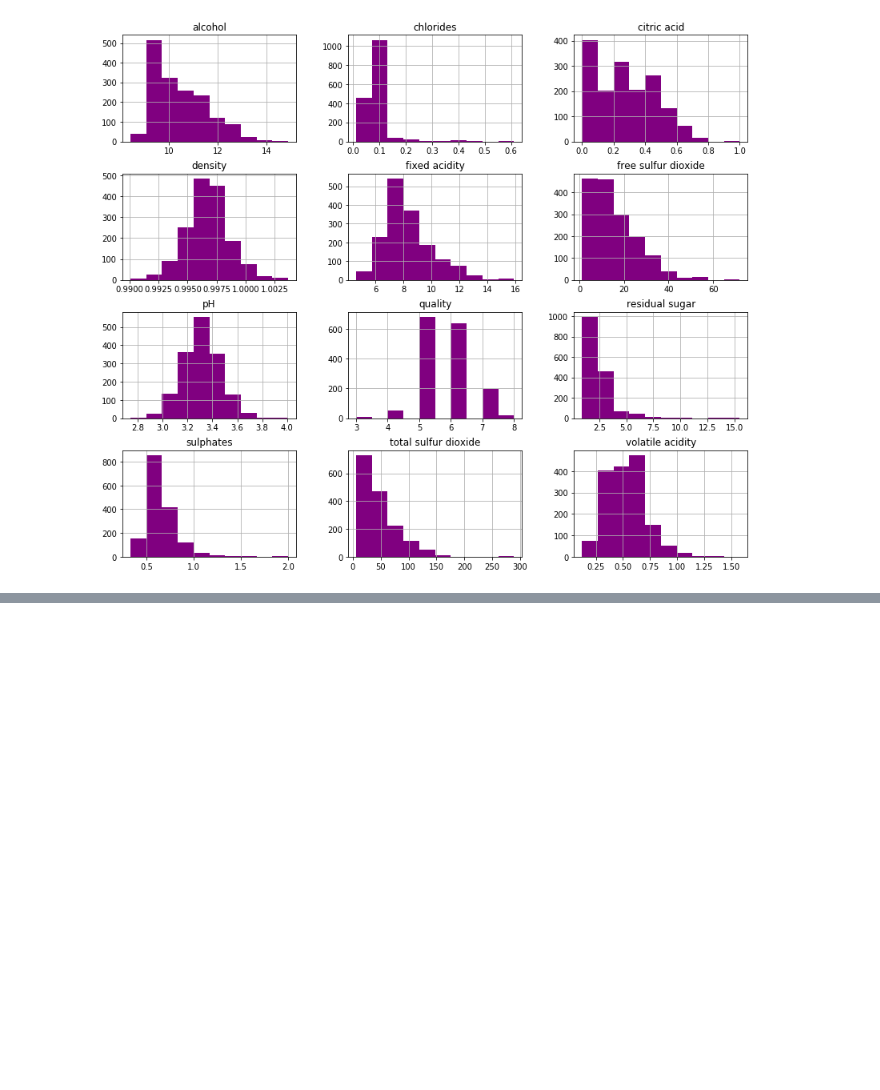
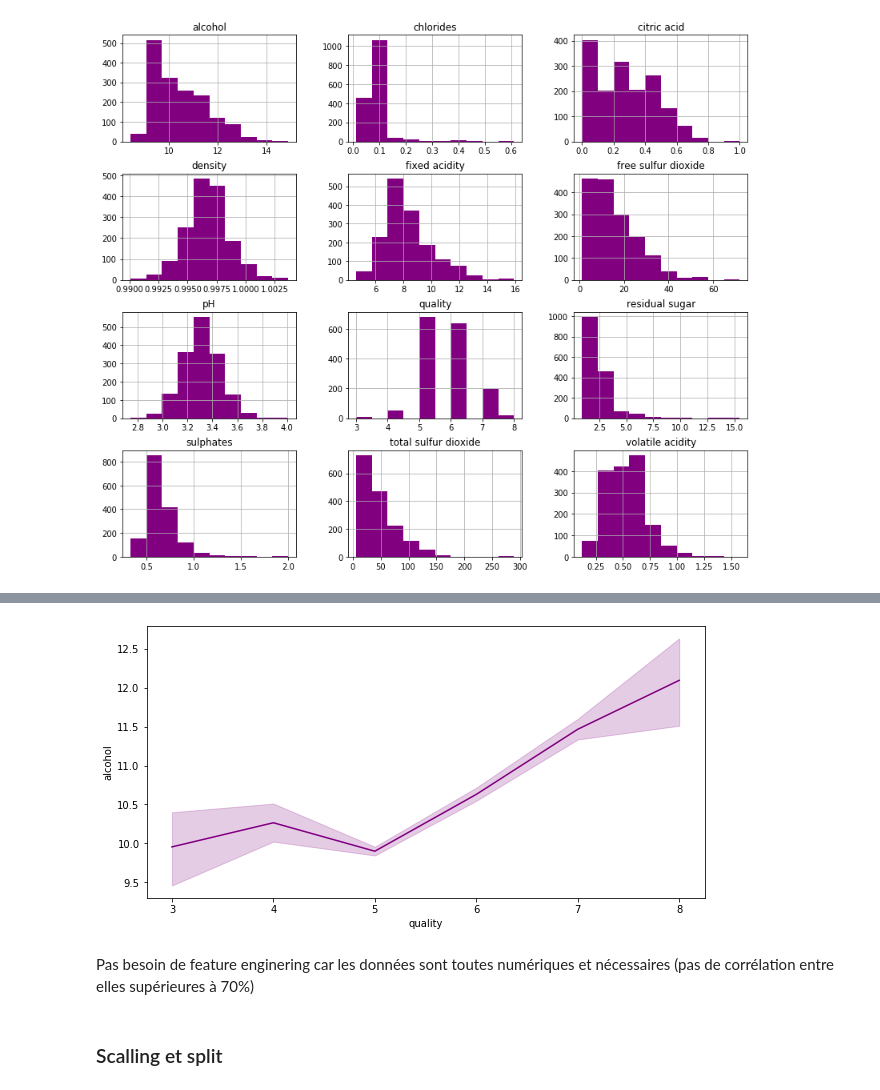
Before and after one commit to alinedebenath/ironhack-datalabs-dataparis0619-pt, a Jupyter notebook: module-3/supervised-learning-project/your-code/my_code.ipynb, the cells around one changed output, grey strips where cells are left out. Saved outputs shown, nothing was run; the diff lists cells and outputs as text; code cells hidden in the pictures; blank space fills up the shorter version.

```diff
--- a/module-3/supervised-learning-project/your-code/my_code.ipynb
+++ b/module-3/supervised-learning-project/your-code/my_code.ipynb
@@ -54,0 +80,10 @@ sns.heatmap(wine_corr, xticklabels=wine_corr.columns, yticklabels=wine_corr.colu
+# %%
+f, ax = plt.subplots(figsize=(10, 5))
+sns.lineplot(x="quality", y="alcohol", data=wine, color='purple')
+plt.savefig('alcohol_vs_quality.png')
+# %% [output]
+[figure, added]
+# %% [markdown]
+Pas besoin de feature enginering car les données sont toutes numériques et nécessaires (pas de corrélation entre elles supérieures à 70%)
+# %% [markdown]
+### Scalling et split
```
Also changed, not shown: parts of 78 cells of this notebook, 11 other files.
